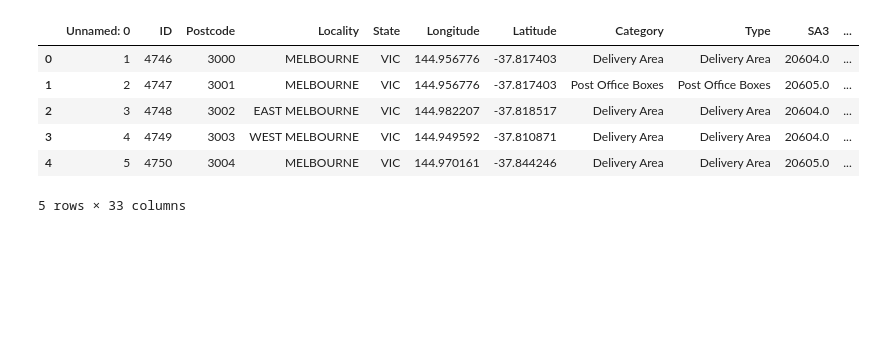
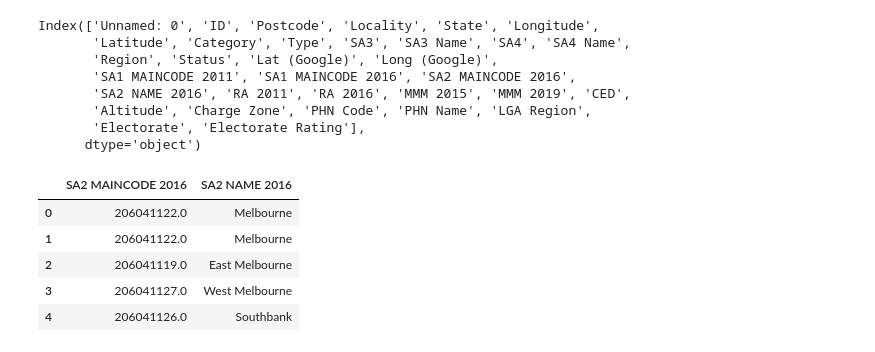
Before and after one commit to MAST30034-Applied-Data-Science/generic-real-estate-consulting-project-group-60, a Jupyter notebook: notebooks/scape_postcode.ipynb, the cells around one changed output. Drawn from its saved outputs; the diff is of its cells as text; code cells hidden in the pictures; blank space fills up the shorter version.

```diff
--- a/notebooks/scape_postcode.ipynb
+++ b/notebooks/scape_postcode.ipynb
@@ -68,11 +68,21 @@ dataFrame.to_csv('PostCode.csv')
+# %%
+post_code.columns
+# %% [output]
+Index(['Unnamed: 0', 'ID', 'Postcode', 'Locality', 'State', 'Longitude',
+       'Latitude', 'Category', 'Type', 'SA3', 'SA3 Name', 'SA4', 'SA4 Name',
+       'Region', 'Status', 'Lat (Google)', 'Long (Google)',
+       'SA1 MAINCODE 2011', 'SA1 MAINCODE 2016', 'SA2 MAINCODE 2016',
+       'SA2 NAME 2016', 'RA 2011', 'RA 2016', 'MMM 2015', 'MMM 2019', 'CED',
+       'Altitude', 'Charge Zone', 'PHN Code', 'PHN Name', 'LGA Region',
+       'Electorate', 'Electorate Rating'],
+      dtype='object')
 # %%
 post_code = pd.read_csv('../data/raw/PostCode.csv')
-post_code.head()
+post_code[['SA2 MAINCODE 2016','SA2 NAME 2016']][0:5]
 # %% [output]
-|  | Unnamed: 0 | ID | Postcode | Locality | State | Longitude | Latitude | Category | Type | SA3 | ... |
-| 0 | 1 | 4746 | 3000 | MELBOURNE | VIC | 144.956776 | -37.817403 | Delivery Area | Delivery Area | 20604.0 | ... |
-| 1 | 2 | 4747 | 3001 | MELBOURNE | VIC | 144.956776 | -37.817403 | Post Office Boxes | Post Office Boxes | 20605.0 | ... |
-| 2 | 3 | 4748 | 3002 | EAST MELBOURNE | VIC | 144.982207 | -37.818517 | Delivery Area | Delivery Area | 20604.0 | ... |
-| 3 | 4 | 4749 | 3003 | WEST MELBOURNE | VIC | 144.949592 | -37.810871 | Delivery Area | Delivery Area | 20604.0 | ... |
-| 4 | 5 | 4750 | 3004 | MELBOURNE | VIC | 144.970161 | -37.844246 | Delivery Area | Delivery Area | 20605.0 | ... |
+|  | SA2 MAINCODE 2016 | SA2 NAME 2016 |
+| 0 | 206041122.0 | Melbourne |
+| 1 | 206041122.0 | Melbourne |
+| 2 | 206041119.0 | East Melbourne |
+| 3 | 206041127.0 | West Melbourne |
+| 4 | 206041126.0 | Southbank |
-5 rows × 33 columns
```
Also changed, not shown: parts of 1 cell of this notebook, 4 other files.
